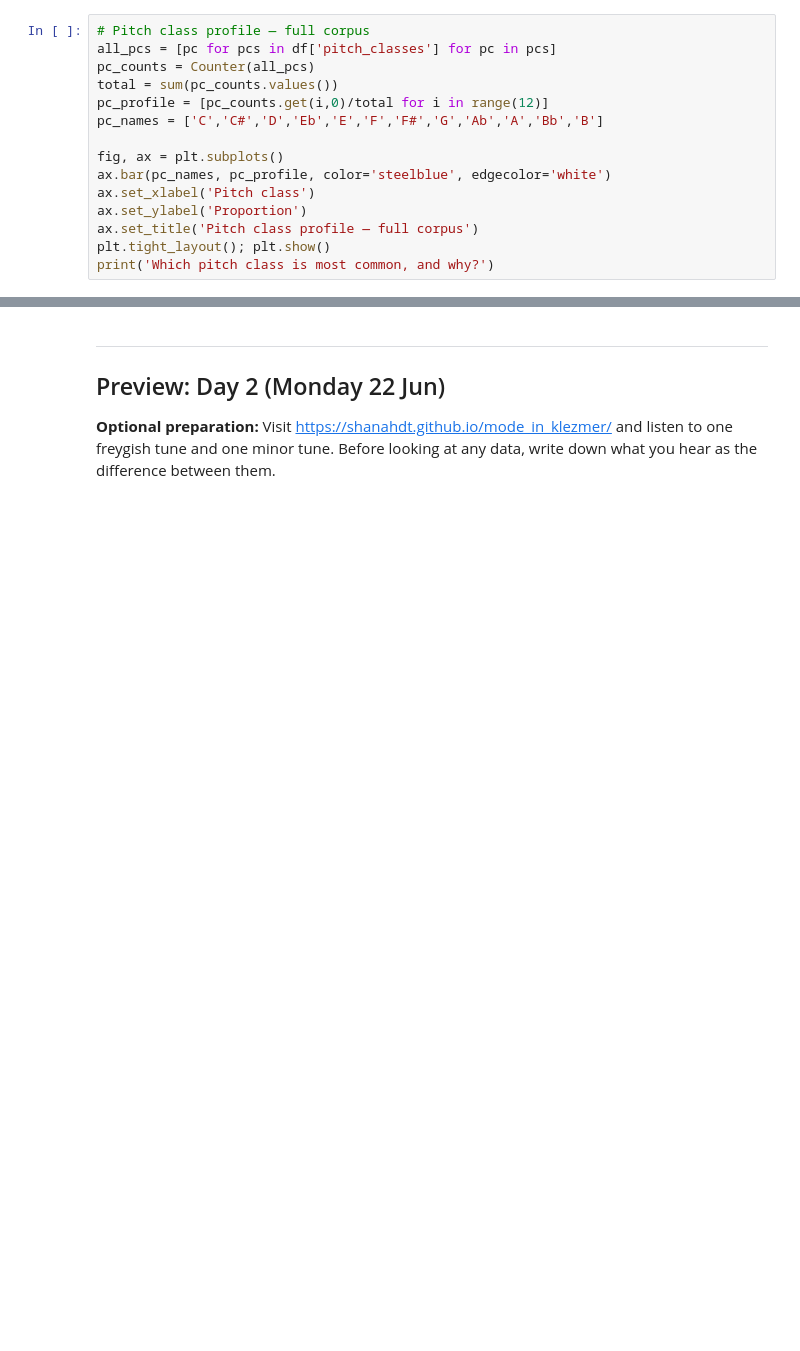
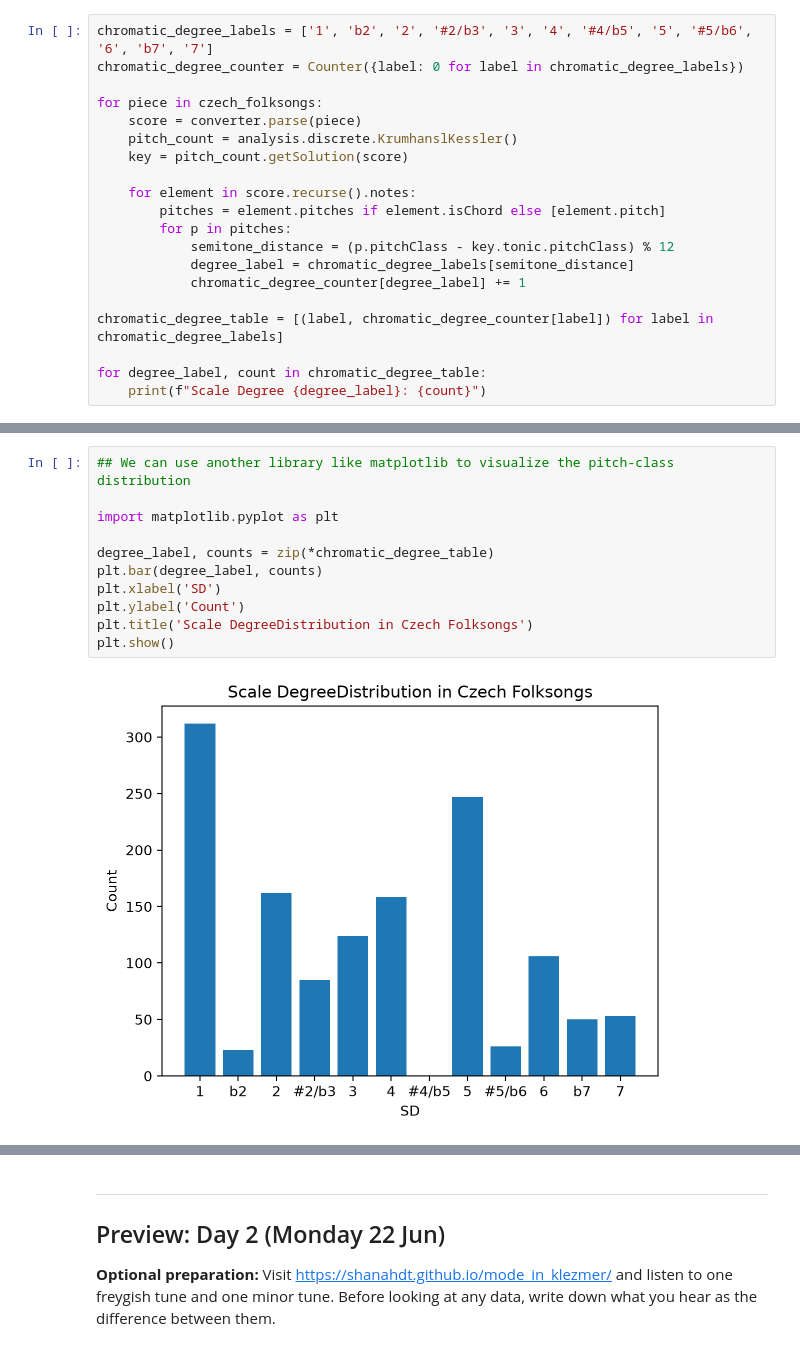
Before and after one commit to shanahdt/huji_summer_class_2026, a Jupyter notebook: notebooks/day1_encoding.ipynb, the cells around one changed output, grey strips where cells are left out. Saved outputs shown, nothing was run; the diff lists cells and outputs as text; blank space fills up the shorter version.

```diff
--- a/notebooks/day1_encoding.ipynb
+++ b/notebooks/day1_encoding.ipynb
@@ -263,15 +623,20 @@ df[['tune_id','n_notes']].head(10)
 # %%
-# Pitch class profile — full corpus
-all_pcs = [pc for pcs in df['pitch_classes'] for pc in pcs]
-pc_counts = Counter(all_pcs)
-total = sum(pc_counts.values())
-pc_profile = [pc_counts.get(i,0)/total for i in range(12)]
-pc_names = ['C','C#','D','Eb','E','F','F#','G','Ab','A','Bb','B']
+chromatic_degree_labels = ['1', 'b2', '2', '#2/b3', '3', '4', '#4/b5', '5', '#5/b6', '6', 'b7', '7']
+chromatic_degree_counter = Counter({label: 0 for label in chromatic_degree_labels})
 
-fig, ax = plt.subplots()
-ax.bar(pc_names, pc_profile, color='steelblue', edgecolor='white')
-ax.set_xlabel('Pitch class')
-ax.set_ylabel('Proportion')
-ax.set_title('Pitch class profile — full corpus')
-plt.tight_layout(); plt.show()
-print('Which pitch class is most common, and why?')
+for piece in czech_folksongs:
+    score = converter.parse(piece)
+    pitch_count = analysis.discrete.KrumhanslKessler()
+    key = pitch_count.getSolution(score)
+
+    for element in score.recurse().notes:
+        pitches = element.pitches if element.isChord else [element.pitch]
+        for p in pitches:
+            semitone_distance = (p.pitchClass - key.tonic.pitchClass) % 12
+            degree_label = chromatic_degree_labels[semitone_distance]
+            chromatic_degree_counter[degree_label] += 1
+
+chromatic_degree_table = [(label, chromatic_degree_counter[label]) for label in chromatic_degree_labels]
+
+for degree_label, count in chromatic_degree_table:
+    print(f"Scale Degree {degree_label}: {count}")
@@ -306,0 +686,13 @@ print(kern_file.read_text())
+# %%
+## We can use another library like matplotlib to visualize the pitch-class distribution
+
+import matplotlib.pyplot as plt
+
+degree_label, counts = zip(*chromatic_degree_table)
+plt.bar(degree_label, counts)
+plt.xlabel('SD')
+plt.ylabel('Count')
+plt.title('Scale DegreeDistribution in Czech Folksongs')
+plt.show()
+# %% [output]
+[figure, added]
```
Also changed, not shown: parts of 58 cells of this notebook, 1 other file.
